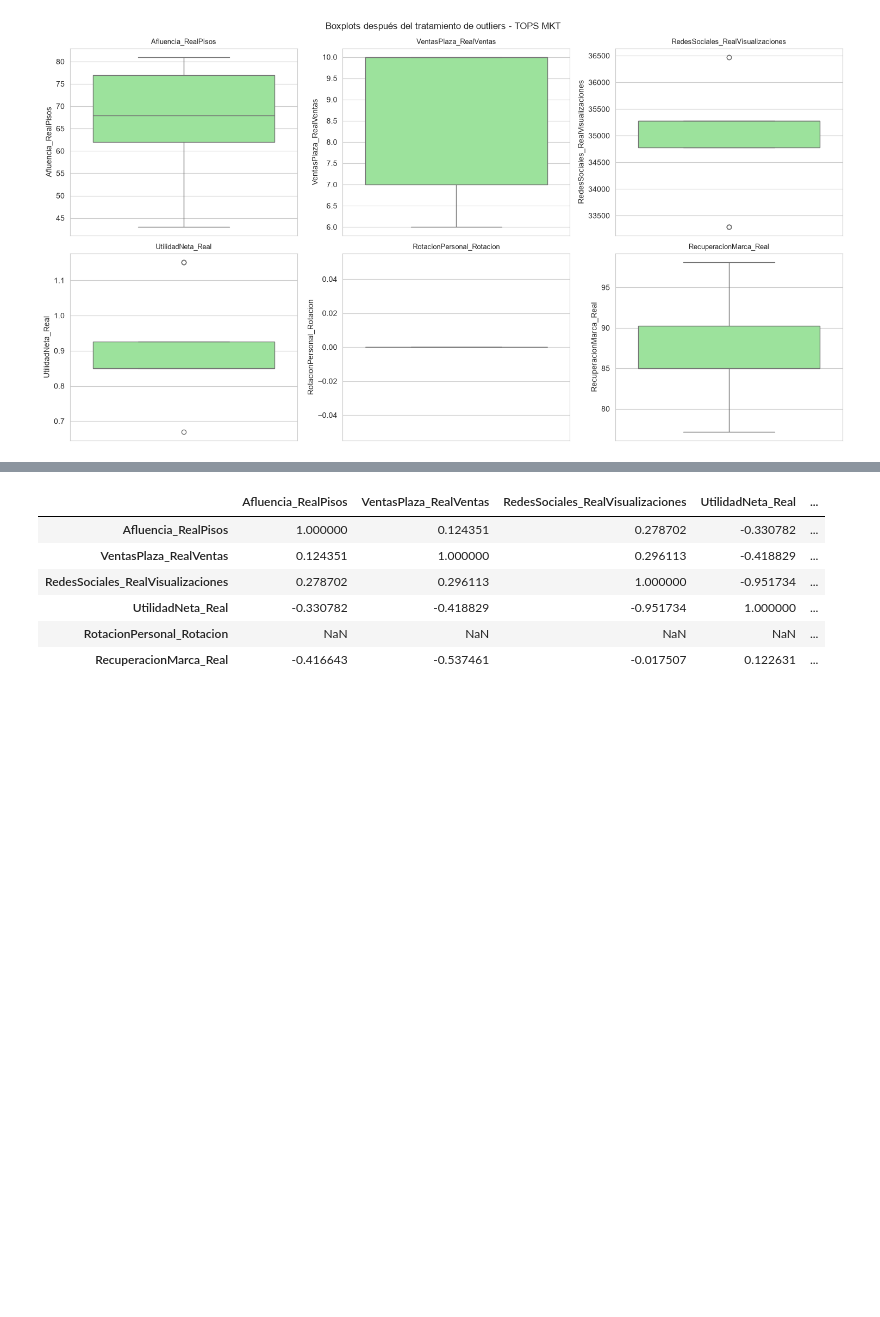
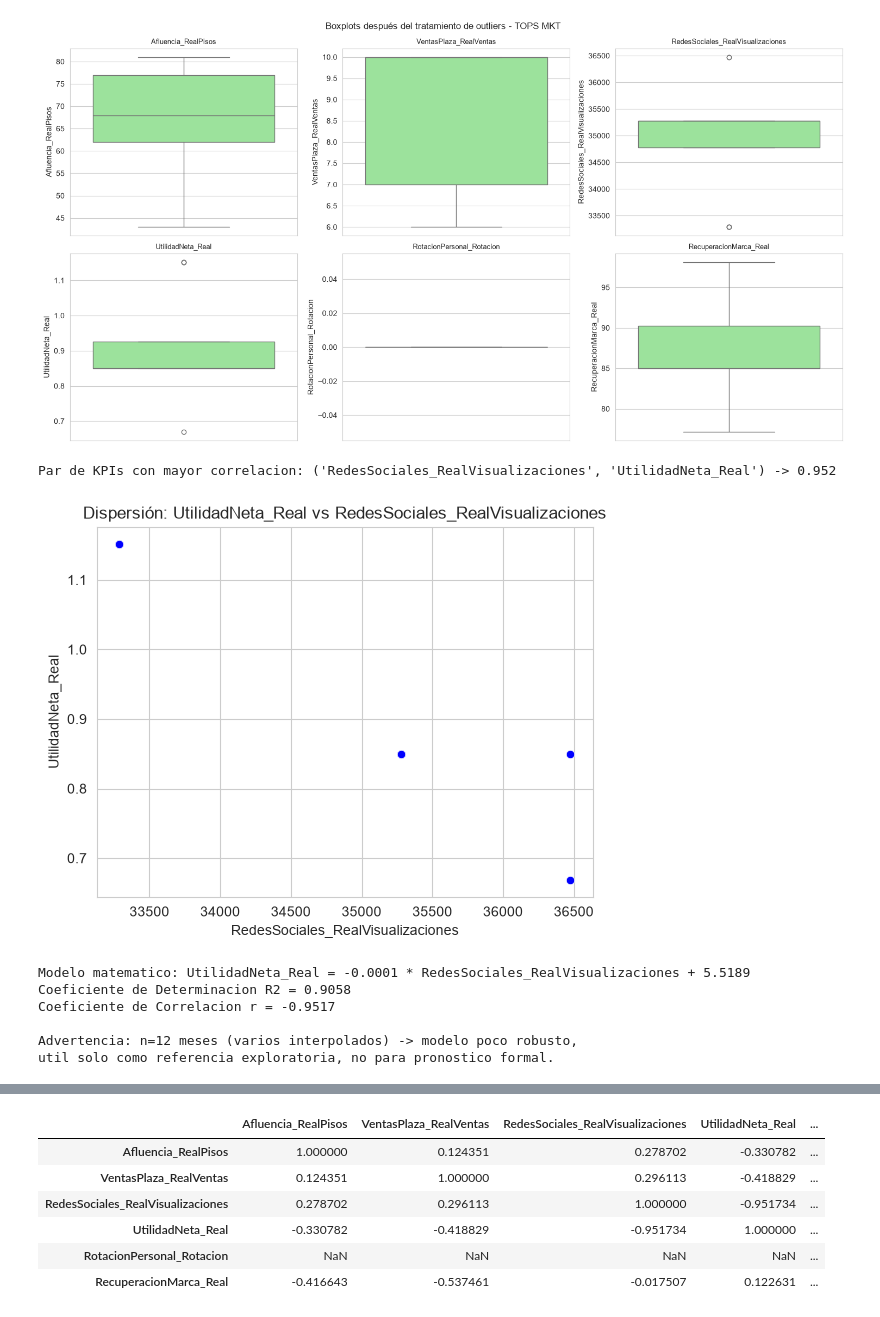
Before and after one commit to a01739713-jpg/Actividad-5, a Jupyter notebook: Actividad5.2/codigoact52.ipynb, the cells around one changed output, grey strips where cells are left out. Saved outputs shown, nothing was run; the diff lists cells and outputs as text; code cells hidden in the pictures; blank space fills up the shorter version.

```diff
--- a/Actividad5.2/codigoact52.ipynb
+++ b/Actividad5.2/codigoact52.ipynb
@@ -415,3 +462,47 @@ plt.tight_layout()
 plt.show()
 # %% [output]
 [figure]
+# %%
+#Elegimos el par con mayor correlacion (en valor absoluto) dentro de la matriz de la seccion 2.3,
+#excluyendo Rotacion (constante)
+kpis = [c for c in tops_clean.columns if c != 'RotacionPersonal_Rotacion']
+corr_kpis = tops_clean[kpis].corr().abs()
+corr_vals = corr_kpis.values.copy()
+np.fill_diagonal(corr_vals, 0)
+corr_kpis = pd.DataFrame(corr_vals, index=corr_kpis.index, columns=corr_kpis.columns)
+mejor_par = corr_kpis.stack().idxmax()
+print("Par de KPIs con mayor correlacion:", mejor_par, "->", round(corr_kpis.loc[mejor_par], 3))
+
+x_col, y_col = mejor_par
+
+#Scatter plot de dispersion antes de ajustar el modelo
+sns.scatterplot(x=x_col, y=y_col, color='blue', data=tops_clean)
+plt.title(f'Dispersión: {y_col} vs {x_col}')
+plt.show()
+# %% [output]
+Par de KPIs con mayor correlacion: ('RedesSociales_RealVisualizaciones', 'UtilidadNeta_Real') -> 0.952
+[figure, added]
+# %%
+Var_Dep = tops_clean[y_col]
+Vars_Indep = tops_clean[[x_col]]
+
+model_tops = LinearRegression()
+model_tops.fit(X=Vars_Indep, y=Var_Dep)
+
+m = model_tops.coef_[0]
+b = model_tops.intercept_
+coef_Deter = model_tops.score(Vars_Indep, Var_Dep)
+coef_Correl = np.sqrt(coef_Deter) if m >= 0 else -np.sqrt(coef_Deter)
+
+print(f"Modelo matematico: {y_col} = {m:.4f} * {x_col} + {b:.4f}")
+print(f"Coeficiente de Determinacion R2 = {coef_Deter:.4f}")
+print(f"Coeficiente de Correlacion r = {coef_Correl:.4f}")
+print(f"\nAdvertencia: n={len(tops_clean)} meses (varios interpolados) -> modelo poco robusto,")
+print("util solo como referencia exploratoria, no para pronostico formal.")
+# %% [output]
+Modelo matematico: UtilidadNeta_Real = -0.0001 * RedesSociales_RealVisualizaciones + 5.5189
+Coeficiente de Determinacion R2 = 0.9058
+Coeficiente de Correlacion r = -0.9517
+
+Advertencia: n=12 meses (varios interpolados) -> modelo poco robusto,
+util solo como referencia exploratoria, no para pronostico formal.
```
Also changed, not shown: parts of 31 cells of this notebook, 3 other files.
